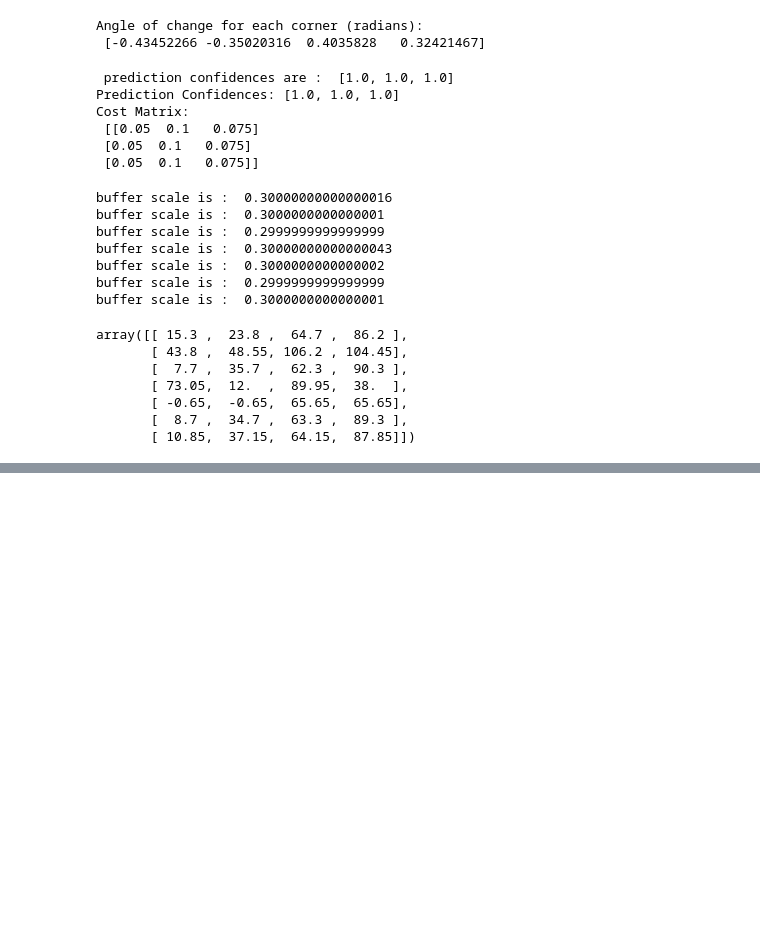
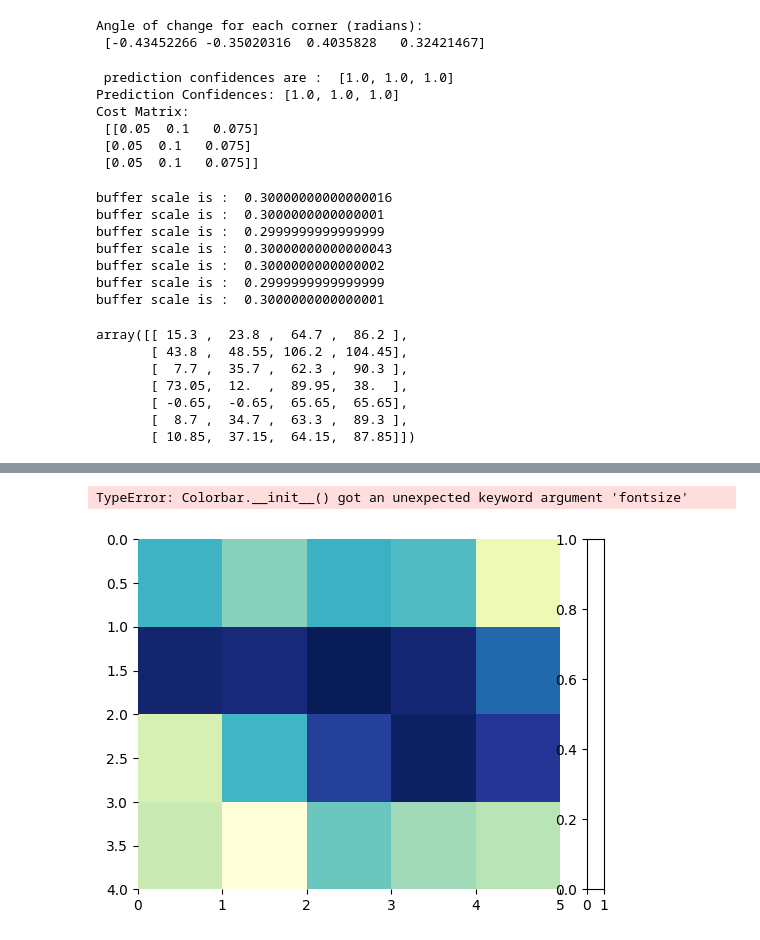
Before and after one commit to dkhanna511/Thesis-Multi-Object-Tracking-using-Mamba, a Jupyter notebook: MOT_mamba_viz.ipynb, the cells around one changed output, grey strips where cells are left out. Drawn from its saved outputs; the diff is of its cells as text; code cells hidden in the pictures; blank space fills up the shorter version.

```diff
--- a/MOT_mamba_viz.ipynb
+++ b/MOT_mamba_viz.ipynb
@@ -2542,0 +2950,68 @@ array([[ 15.3 ,  23.8 ,  64.7 ,  86.2 ],
+# %%
+import matplotlib.pyplot as plt
+import seaborn as sns
+import pandas as pd
+import numpy as np
+
+# Define the data
+data = {
+    (0.25, 0.25): (57.824, 59.863, 42.513),
+    (0.25, 0.30): (57.642, 59.59, 42.184),
+    (0.25, 0.35): (57.833, 59.94, 42.434),
+    (0.25, 0.40): (57.775, 59.8, 42.427),
+    (0.25, 0.45): (57.336, 59.405, 41.858),
+    (0.30, 0.25): (58.37, 60.921, 43.433),
+    (0.30, 0.30): (58.345, 61.1, 43.316),
+    (0.30, 0.35): (58.427, 60.692, 43.309),
+    (0.30, 0.40): (58.358, 60.725, 43.289),
+    (0.30, 0.45): (58.09, 60.542, 43.076),
+    (0.35, 0.25): (57.444, 59.805, 42.091),
+    (0.35, 0.30): (57.814, 60.155, 42.506),
+    (0.35, 0.35): (58.226, 60.983, 43.051),
+    (0.35, 0.40): (58.398, 61.154, 43.464),
+    (0.35, 0.45): (58.268, 61.178, 43.274),
+    (0.40, 0.25): (57.494, 59.47, 42.13),
+    (0.40, 0.30): (57.199, 59.224, 41.665),
+    (0.40, 0.35): (57.712, 59.997, 42.177),
+    (0.40, 0.40): (57.588, 60.045, 42.299),
+    (0.40, 0.45): (57.539, 60.066, 42.329),
+}
+
+# Prepare DataFrames for each metric
+b1_values = sorted(set(k[0] for k in data.keys()))
+b2_values = sorted(set(k[1] for k in data.keys()))
+
+metrics = ['HOTA', 'IDF1', 'AssA']
+heatmaps = {metric: np.zeros((len(b1_values), len(b2_values))) for metric in metrics}
+
+for (b1, b2), (hota, idf1, assa) in data.items():
+    i, j = b1_values.index(b1), b2_values.index(b2)
+    heatmaps['HOTA'][i, j] = hota
+    heatmaps['IDF1'][i, j] = idf1
+    heatmaps['AssA'][i, j] = assa
+
+# Plot heatmaps with increased text sizes
+plt.figure(figsize=(15, 10))
+for idx, metric in enumerate(metrics, 1):
+    plt.subplot(2, 2, idx)
+    sns.heatmap(
+        heatmaps[metric],
+        annot=True,
+        fmt=".2f",
+        xticklabels=b2_values,
+        yticklabels=b1_values,
+        cmap="YlGnBu",
+        annot_kws={"fontsize": 12},  # Increase annotation font size
+        cbar_kws={"label": metric, "fontsize": 12}  # Increase colorbar font size
+    )
+    # plt.title(f"Heatmap of {metric}", fontsize=16)  # Increase title font size
+    plt.xlabel("b2", fontsize=14)  # Increase x-axis label font size
+    plt.ylabel("b1", fontsize=14)  # Increase y-axis label font size
+    plt.xticks(fontsize=12)  # Increase x-tick font size
+    plt.yticks(fontsize=12)  # Increase y-tick font size
+
+plt.tight_layout()
+plt.show()
+# %% [output]
+TypeError: Colorbar.__init__() got an unexpected keyword argument 'fontsize'
+[figure, added]
```
Also changed, not shown: parts of 18 cells of this notebook, 1 other file.
